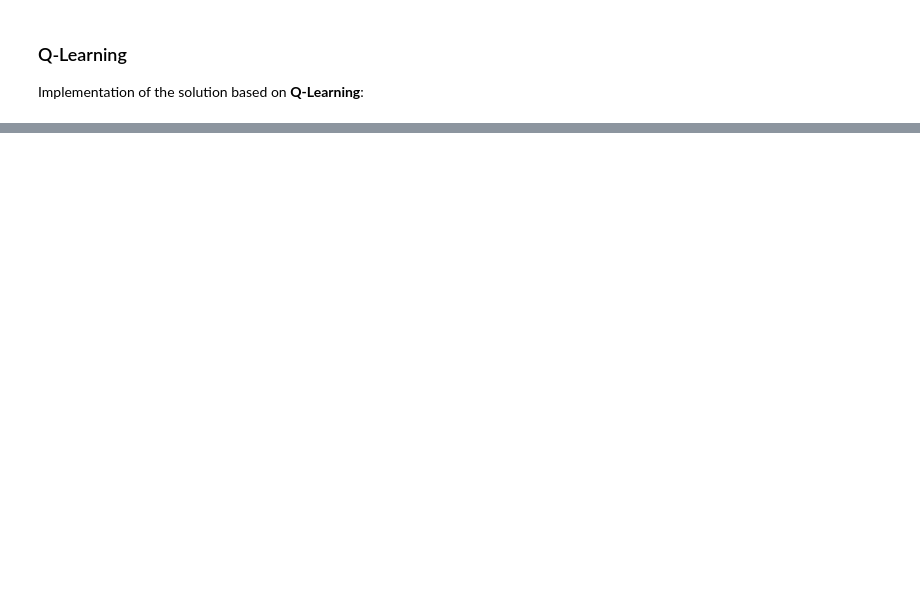
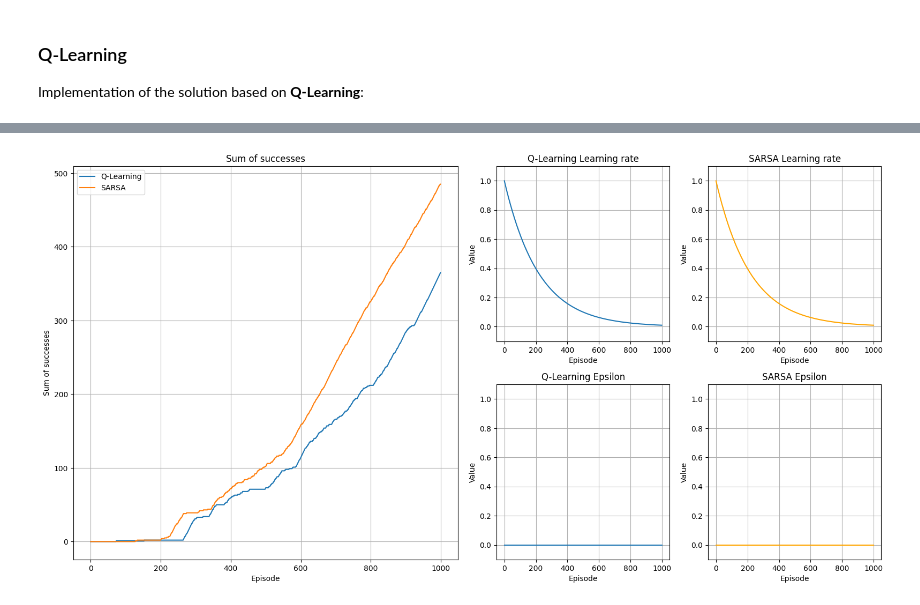
Before and after one commit to pierpaolospaziani/Machine-Learning, a Jupyter notebook: mountain_car.ipynb, the cells around one changed output, grey strips where cells are left out. Drawn from its saved outputs; the diff is of its cells as text; code cells hidden in the pictures; blank space fills up the shorter version.

Commit message:
commit 2: decay implementation

```diff
--- a/mountain_car.ipynb
+++ b/mountain_car.ipynb
@@ -16,12 +16,11 @@ warnings.filterwarnings("ignore", category=DeprecationWarning, module="gym.utils
 # %% [markdown]
 ### Parameters
 # %%
-LEARNING_RATE = 0.1
+LEARNING_RATE = 1
 DISCOUNT = 0.95
-EPSILON = 1
-# EPSILON_DECAY: 0 for linear - 1 for exponential
+EPSILON = 0.0
 
-EPISODES = 10000
+EPISODES = 1000
 
 DISCRETE_SIZE = 20
 
@@ -193,4 +210,8 @@ def SARSA(EPSILON_DECAY):
+# %%
+# constant linear exponential
+learning_rate_decay = 'exponential'
+epsilon_decay = 'linear'
 # %%
-q_learning_list = q_learning(1)
+q_learning_list, q_learning_learning_rate, q_learning_epsilon_hystory = q_learning(learning_rate_decay, epsilon_decay)
 print("Ci sono stati", q_learning_list[-1], "successi!")
 # %% [output]
@@ -198,4 +219,4 @@ Ci sono stati 5495 successi!
 # %%
-sarsa_list = SARSA(1)
+sarsa_list, sarsa_learning_rate, sarsa_epsilon_hystory = SARSA(learning_rate_decay, epsilon_decay)
 print("Ci sono stati", sarsa_list[-1], "successi!")
 # %% [output]
@@ -220,0 +224,57 @@ plt.show()
+# %%
+# Creare una figura con una larghezza desiderata
+plt.figure(figsize=(16, 16))  # Puoi regolare i valori di larghezza e altezza secondo le tue esigenze
+
+# Creare il primo subplot accanto agli altri quattro
+plt.subplot2grid((4, 4), (0, 0), rowspan=2, colspan=2)
+plt.plot(q_learning_list, label='Q-Learning')
+plt.plot(sarsa_list, label='SARSA')
+plt.xlabel('Episode')
+plt.ylabel('Sum of successes')
+plt.title('Sum of successes')
+plt.legend()
+plt.grid(True)
+
+# Creare il secondo subplot
+plt.subplot2grid((4, 4), (0, 2), rowspan=1, colspan=1)
+plt.plot(q_learning_learning_rate)
+plt.ylim(-0.1, 1.1)
+plt.xlabel('Episode')
+plt.ylabel('Value')
+plt.title('Q-Learning Learning rate')
+plt.grid(True)
+
+# Creare il terzo subplot
+plt.subplot2grid((4, 4), (0, 3), rowspan=1, colspan=1)
+plt.plot(sarsa_learning_rate, color='orange')
+plt.ylim(-0.1, 1.1)
+plt.xlabel('Episode')
+plt.ylabel('Value')
+plt.title('SARSA Learning rate')
+plt.grid(True)
+
+# Creare il quarto subplot
+plt.subplot2grid((4, 4), (1, 2), rowspan=1, colspan=1)
+plt.plot(q_learning_epsilon_hystory)
+plt.ylim(-0.1, 1.1)
+plt.xlabel('Episode')
+plt.ylabel('Value')
+plt.title('Q-Learning Epsilon')
+plt.grid(True)
+
+# Creare il quinto subplot
+plt.subplot2grid((4, 4), (1, 3), rowspan=1, colspan=1)
+plt.plot(sarsa_epsilon_hystory, color='orange')
+plt.ylim(-0.1, 1.1)
+plt.xlabel('Episode')
+plt.ylabel('Value')
+plt.title('SARSA Epsilon')
+plt.grid(True)
+
+# Regolare il layout per evitare sovrapposizioni
+plt.tight_layout()
+
+# Mostrare i grafici
+plt.show()
+# %% [output]
+[figure, added]
```
Also changed, not shown: parts of 11 cells of this notebook.
